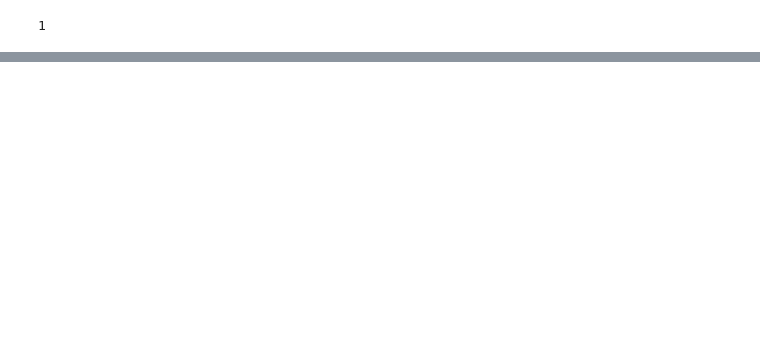
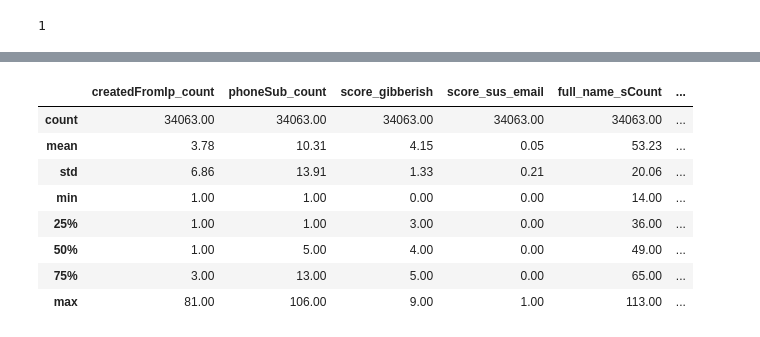
Before and after one commit to akhiyarwaladi/alfagift_alert, a Jupyter notebook: fake_account_trainbased_group.ipynb, the cells around one changed output, grey strips where cells are left out. Cells and saved outputs as stored; diff of their text form; code cells hidden in the pictures; blank space fills up the shorter version.

```diff
--- a/fake_account_trainbased_group.ipynb
+++ b/fake_account_trainbased_group.ipynb
@@ -410,0 +591,13 @@ y = df_train[['label']]
+# %%
+df_train[df_train['Clusters'] == 8].iloc[:,15:-2]\
+.describe()
+# %% [output]
+|  | createdFromIp_count | phoneSub_count | score_gibberish | score_sus_email | full_name_sCount | ... |
+| count | 34063.00 | 34063.00 | 34063.00 | 34063.00 | 34063.00 | ... |
+| mean | 3.78 | 10.31 | 4.15 | 0.05 | 53.23 | ... |
+| std | 6.86 | 13.91 | 1.33 | 0.21 | 20.06 | ... |
+| min | 1.00 | 1.00 | 0.00 | 0.00 | 14.00 | ... |
+| 25% | 1.00 | 1.00 | 3.00 | 0.00 | 36.00 | ... |
+| 50% | 1.00 | 5.00 | 4.00 | 0.00 | 49.00 | ... |
+| 75% | 3.00 | 13.00 | 5.00 | 0.00 | 65.00 | ... |
+| max | 81.00 | 106.00 | 9.00 | 1.00 | 113.00 | ... |
```
Also changed, not shown: parts of 32 cells of this notebook, 1 other file.
